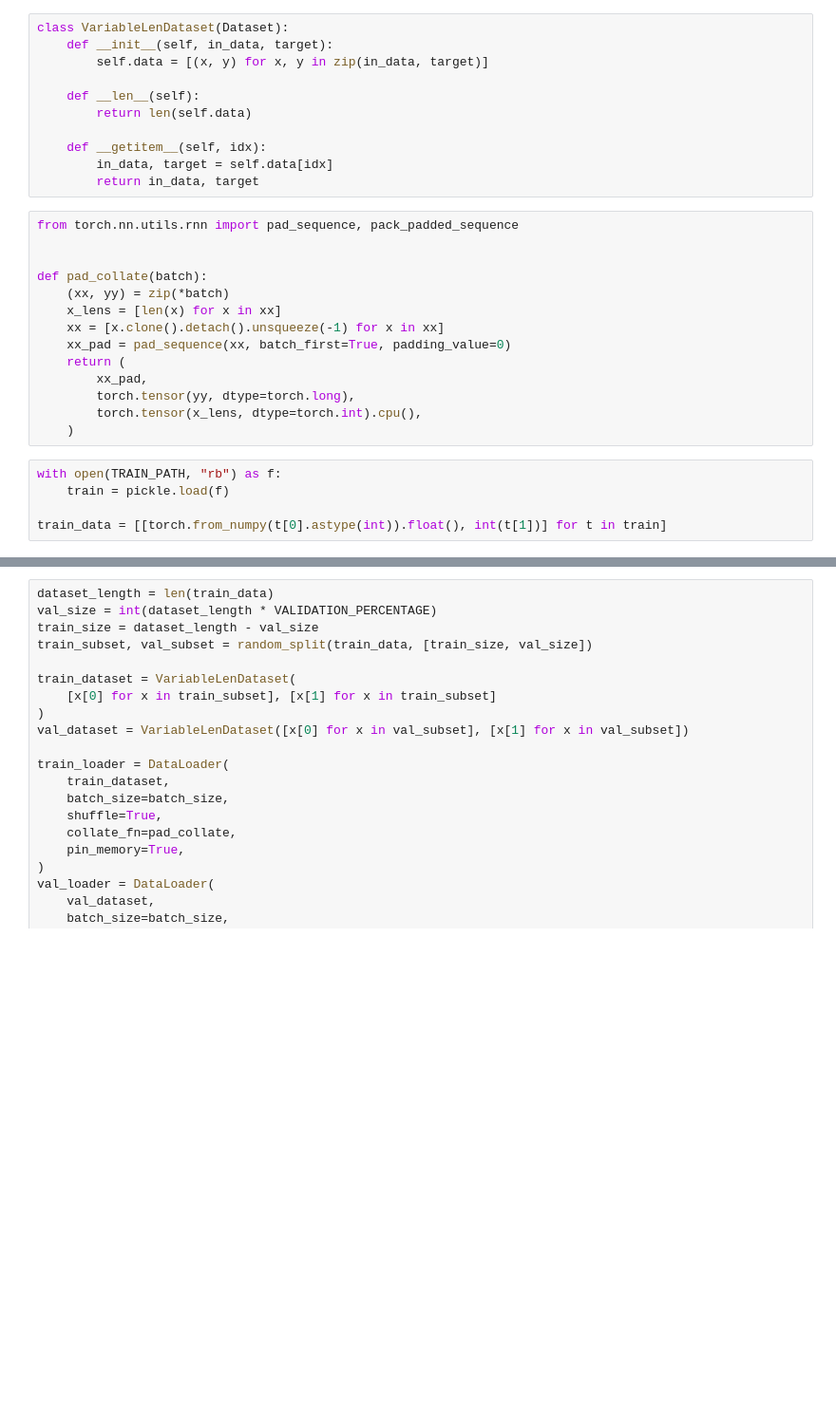
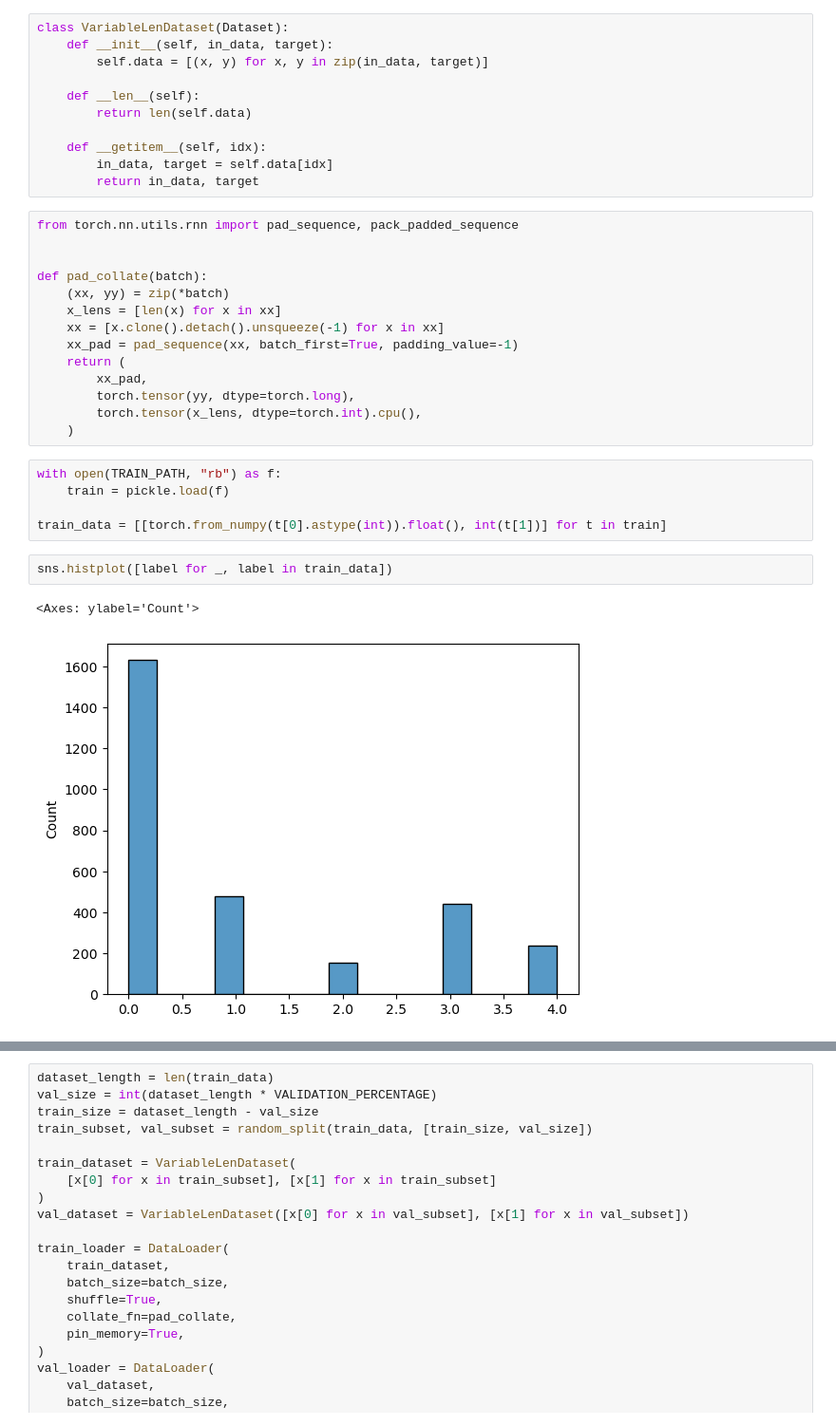
Before and after one commit to SNURTEL/24l-ssne, a Jupyter notebook: proj5/piatek_owienko_schafer_miniproject5.ipynb, the cells around one changed output, grey strips where cells are left out. Shown at 95% size. Cells and saved outputs as stored; diff of their text form; blank space fills up the shorter version.

```diff
--- a/proj5/piatek_owienko_schafer_miniproject5.ipynb
+++ b/proj5/piatek_owienko_schafer_miniproject5.ipynb
@@ -48,7 +54,7 @@ def pad_collate(batch):
     (xx, yy) = zip(*batch)
     x_lens = [len(x) for x in xx]
     xx = [x.clone().detach().unsqueeze(-1) for x in xx]
-    xx_pad = pad_sequence(xx, batch_first=True, padding_value=0)
+    xx_pad = pad_sequence(xx, batch_first=True, padding_value=-1)
     return (
         xx_pad,
         torch.tensor(yy, dtype=torch.long),
@@ -59,3 +65,8 @@ with open(TRAIN_PATH, "rb") as f:
     train = pickle.load(f)
 
 train_data = [[torch.from_numpy(t[0].astype(int)).float(), int(t[1])] for t in train]
+# %%
+sns.histplot([label for _, label in train_data])
+# %% [output]
+<Axes: ylabel='Count'>
+[figure, added]
```
Also changed, not shown: parts of 5 cells of this notebook, 1 other file.
